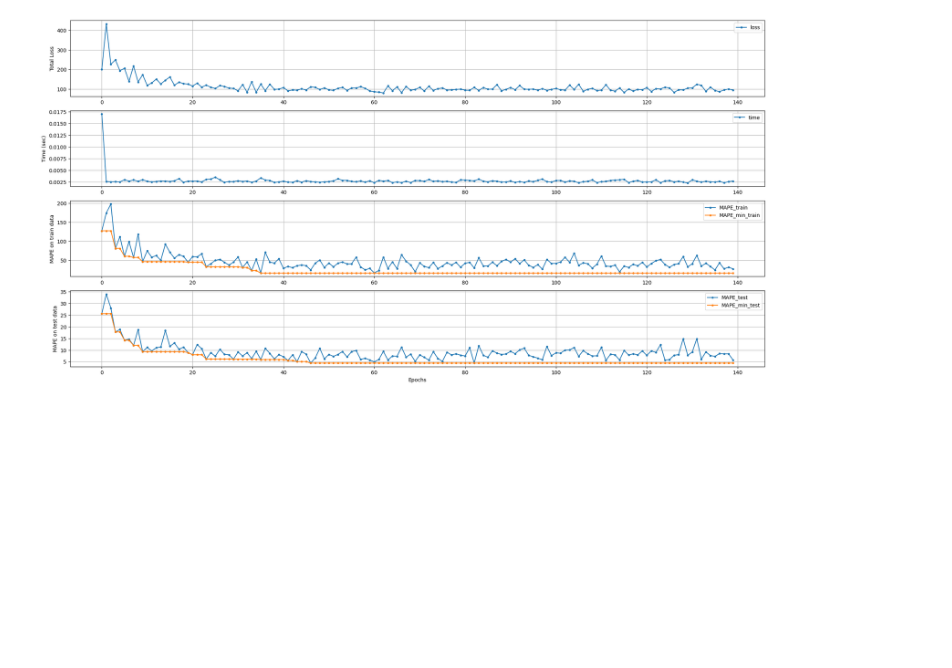
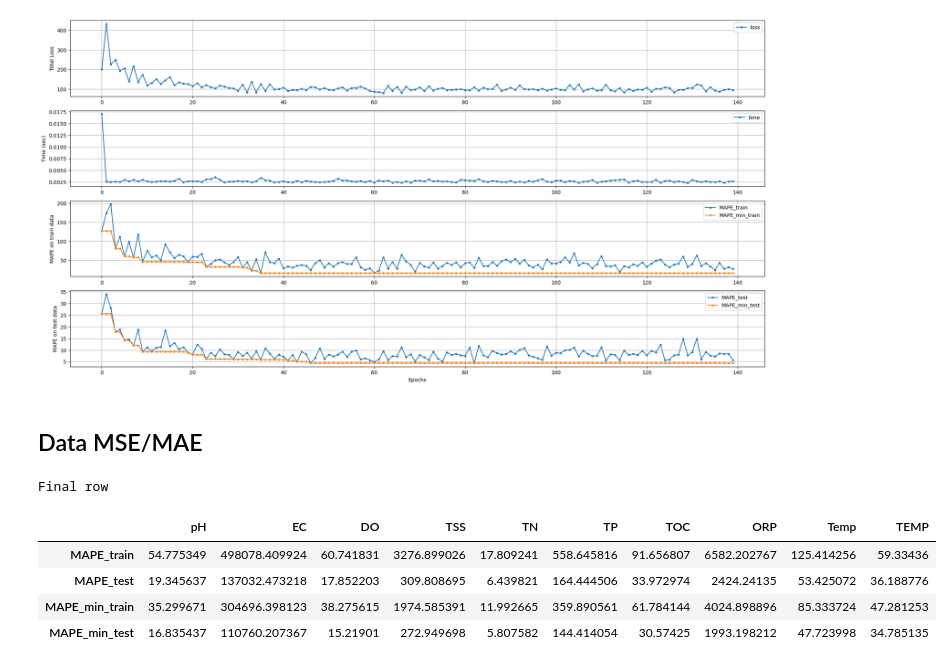
Before and after one commit to bu1th4nh/TALENTED-K64MI, a Jupyter notebook: MI4050/Project/LIFE_live/res_anal.ipynb, the cells around one changed output. Saved outputs shown, nothing was run; the diff lists cells and outputs as text; code cells hidden in the pictures; blank space fills up the shorter version.

```diff
--- a/MI4050/Project/LIFE_live/res_anal.ipynb
+++ b/MI4050/Project/LIFE_live/res_anal.ipynb
@@ -74,3 +74,39 @@ plt.show()
 fig.savefig(f'{truename}.pdf', bbox_inches='tight')
 # %% [output]
 [figure]
+# %% [markdown]
+## Data MSE/MAE
+# %%
+Belle = pd.read_parquet("../DataWater_train_cleansed_phase3.parquet")
+
+# Train
+Train = Belle[:int(len(Belle)//5*4)]
+Train_mean = Train.mean();
+Train_std  = Train.std();
+
+# Test
+Test  = Belle[int(len(Belle)//5*4):]
+Test_mean = Test.mean();
+Test_std  = Test.std();
+
+
+print('Final row')
+FR = Ariel.iloc[-1, 1:-1];
+
+
+Cinderella = pd.DataFrame(columns=Belle.columns);
+for col in Belle.columns:
+    for row in Ariel.columns[1:-1]:
+        if(row.find("train") != -1):
+            Cinderella.loc[row, col] = FR[row] * Train_std[col] + Train_mean[col]
+        elif(row.find("test") != -1):
+            Cinderella.loc[row, col] = FR[row] * Test_std[col] + Test_mean[col]
+
+display(Cinderella)
+# %% [output]
+Final row
+|  | pH | EC | DO | TSS | TN | TP | TOC | ORP | Temp | TEMP |
+| MAPE_train | 54.775349 | 498078.409924 | 60.741831 | 3276.899026 | 17.809241 | 558.645816 | 91.656807 | 6582.202767 | 125.414256 | 59.33436 |
+| MAPE_test | 19.345637 | 137032.473218 | 17.852203 | 309.808695 | 6.439821 | 164.444506 | 33.972974 | 2424.24135 | 53.425072 | 36.188776 |
+| MAPE_min_train | 35.299671 | 304696.398123 | 38.275615 | 1974.585391 | 11.992665 | 359.890561 | 61.784144 | 4024.898896 | 85.333724 | 47.281253 |
+| MAPE_min_test | 16.835437 | 110760.207367 | 15.21901 | 272.949698 | 5.807582 | 144.414054 | 30.57425 | 1993.198212 | 47.723998 | 34.785135 |
```
Also changed, not shown: 14 other files.
